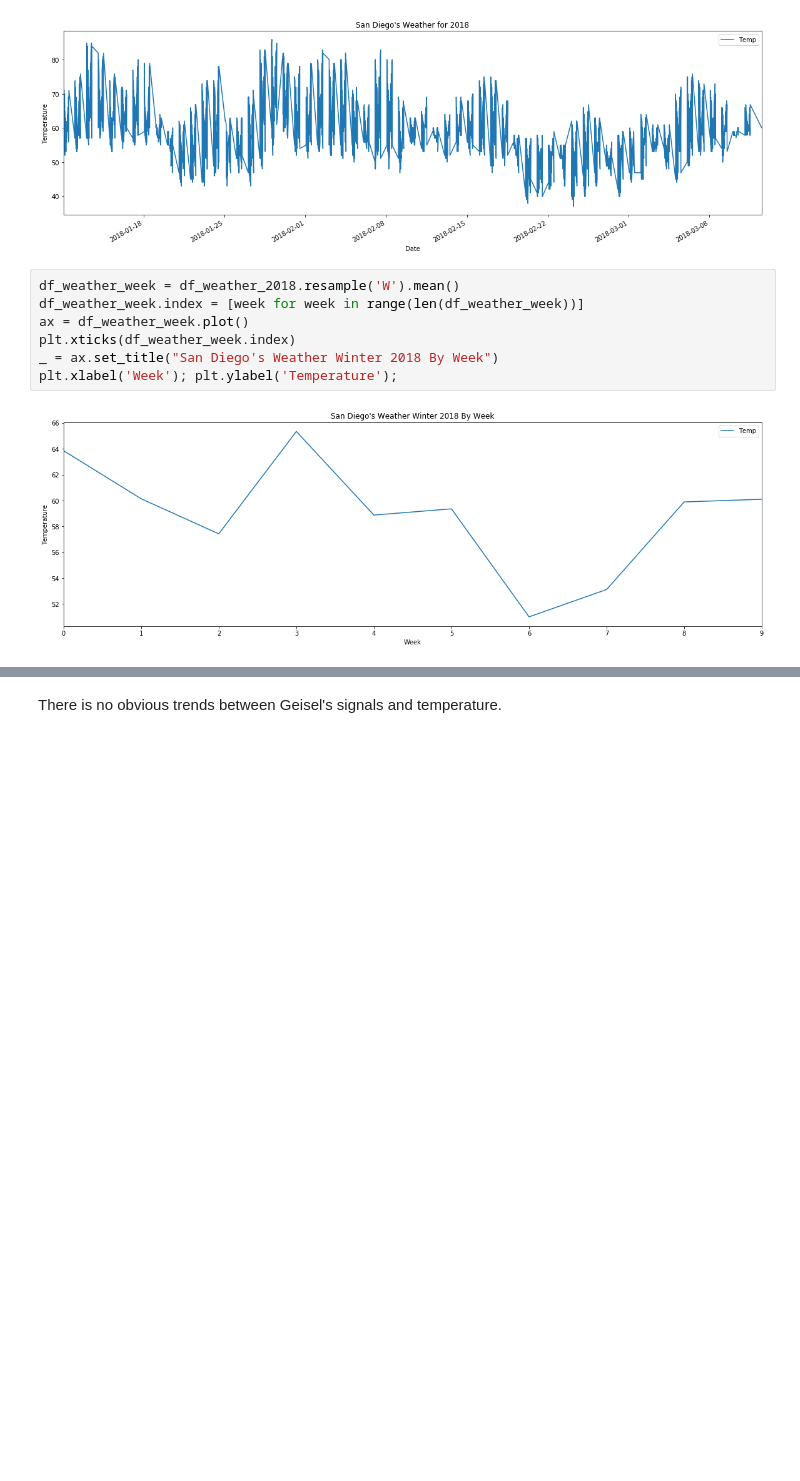
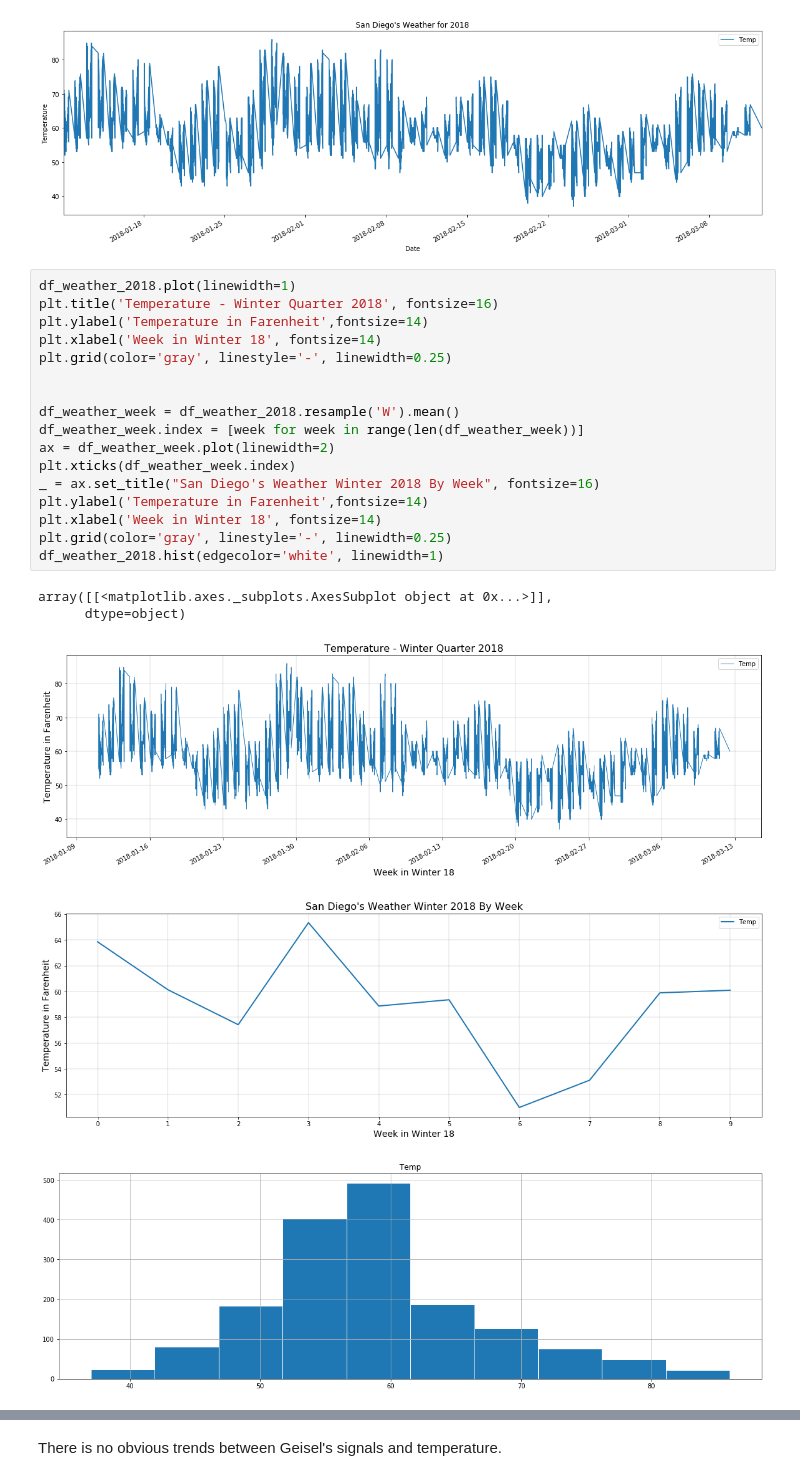
Before and after one commit to kelvinluime/Pr_059, a Jupyter notebook: FinalProject.ipynb, the cells around one changed output, grey strips where cells are left out. Saved outputs shown, nothing was run; the diff lists cells and outputs as text; blank space fills up the shorter version.

```diff
--- a/FinalProject.ipynb
+++ b/FinalProject.ipynb
@@ -1375,11 +1382,25 @@ plt.title('San Diego\'s Weather for 2018'); plt.xlabel('Date'); plt.ylabel('Temp
 # %% [output]
 [figure]
 # %%
+df_weather_2018.plot(linewidth=1)
+plt.title('Temperature - Winter Quarter 2018', fontsize=16)
+plt.ylabel('Temperature in Farenheit',fontsize=14)
+plt.xlabel('Week in Winter 18', fontsize=14)
+plt.grid(color='gray', linestyle='-', linewidth=0.25)
+
+
 df_weather_week = df_weather_2018.resample('W').mean()
 df_weather_week.index = [week for week in range(len(df_weather_week))]
-ax = df_weather_week.plot()
+ax = df_weather_week.plot(linewidth=2)
 plt.xticks(df_weather_week.index)
-_ = ax.set_title("San Diego's Weather Winter 2018 By Week")
-plt.xlabel('Week'); plt.ylabel('Temperature');
+_ = ax.set_title("San Diego's Weather Winter 2018 By Week", fontsize=16)
+plt.ylabel('Temperature in Farenheit',fontsize=14)
+plt.xlabel('Week in Winter 18', fontsize=14)
+plt.grid(color='gray', linestyle='-', linewidth=0.25)
+df_weather_2018.hist(edgecolor='white', linewidth=1)
 # %% [output]
+array([[<matplotlib.axes._subplots.AxesSubplot object at 0x...>]],
+      dtype=object)
-[figure, old version]
+[figure, new version]
+[figure, added]
+[figure, added]
```
Also changed, not shown: parts of 19 cells of this notebook.
